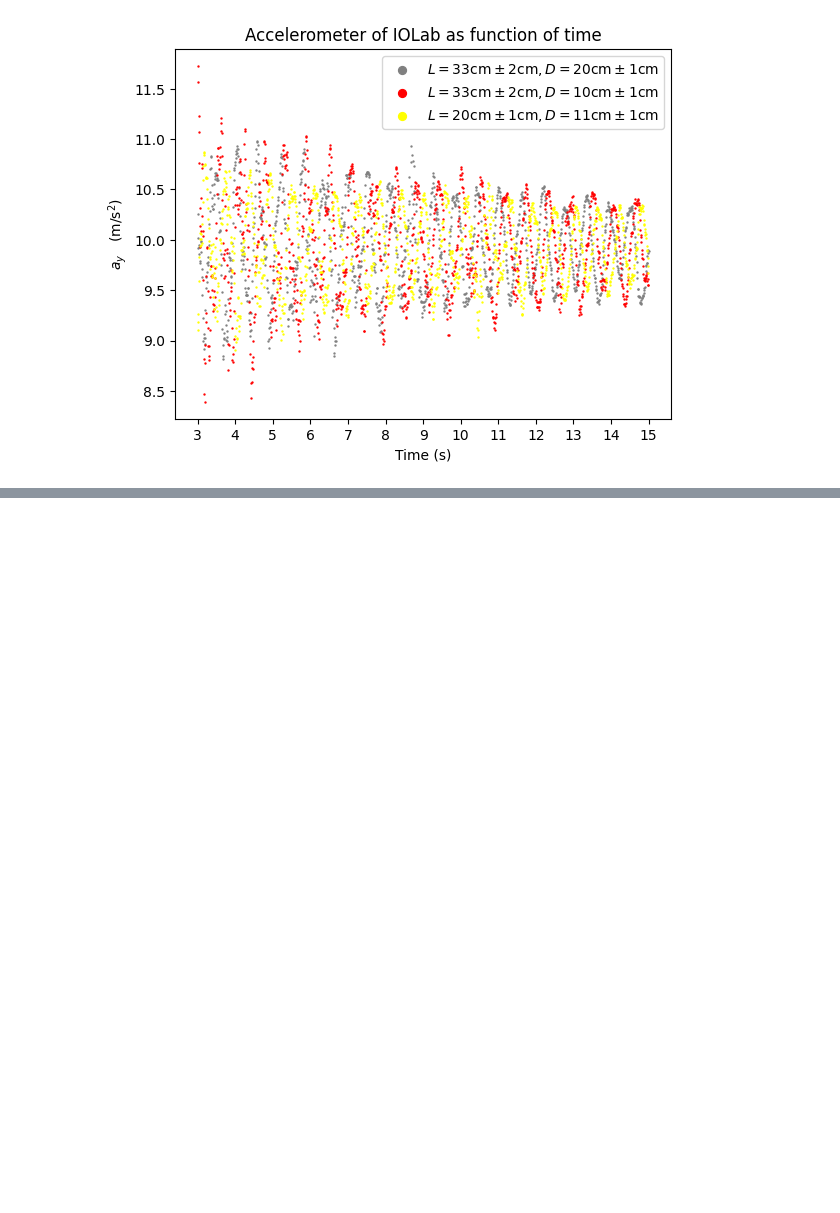
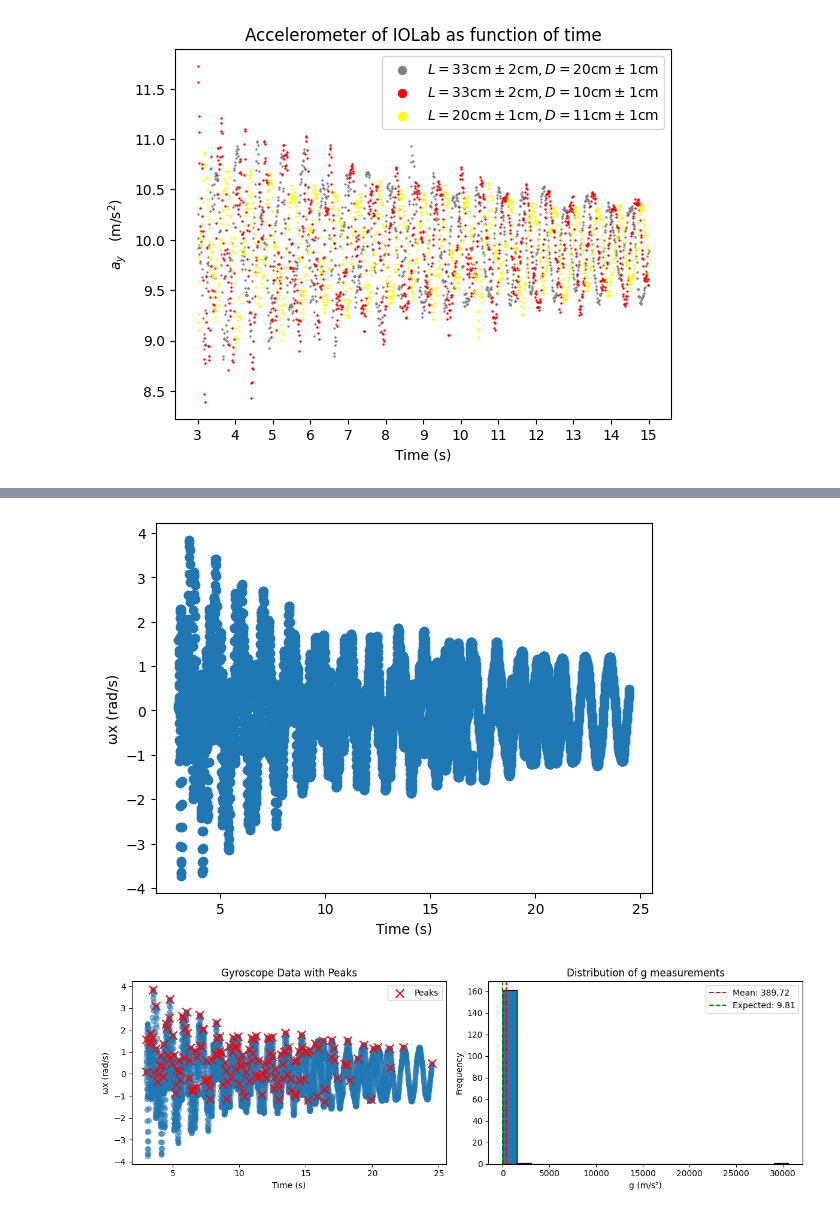
Before and after one commit to HollowNumber/DTU, a Jupyter notebook: notes/10060/jupyter/Eksperiment 1.ipynb, the cells around one changed output, grey strips where cells are left out. Saved outputs shown, nothing was run; the diff lists cells and outputs as text; code cells hidden in the pictures; blank space fills up the shorter version.

```diff
--- a/notes/10060/jupyter/Eksperiment 1.ipynb
+++ b/notes/10060/jupyter/Eksperiment 1.ipynb
@@ -56,3 +57,81 @@ plt.ylabel("$a_{y} \\quad (\\text{m/s}^{2} )$")
 # %% [output]
 Text(0, 0.5, '$a_{y} \\quad (\\text{m/s}^{2} )$')
 [figure]
+# %%
+gyro = pl.read_csv("eksperiment1/L33cmD20cm/sensor Gyroscope remote 1 Run1.csv", has_header=True, separator=';').slice(0, -1)
+gyro2 = pl.read_csv("eksperiment1/L33cmD20cm/sensor Gyroscope remote 1 Run2.csv", has_header=True, separator=';').slice(0, -1)
+gyro3 = pl.read_csv("eksperiment1/L33cmD20cm/sensor Gyroscope remote 1 Run3.csv", has_header=True, separator=';').slice(0, -1)
+
+gyro = gyro.extend(gyro2).extend(gyro3).filter(pl.col("Time (s)") > 3)
+
+plt.scatter(
+    x=gyro['Time (s)'],
+    y=gyro['ωx (rad/s)'],
+)
+plt.xlabel('Time (s)')
+plt.ylabel('ωx (rad/s)')
+peaks = gyro.to_series(1).peak_max()
+
+filtered = gyro.filter(peaks)
+
+
+
+import polars as pl
+import matplotlib.pyplot as plt
+import numpy as np
+
+# Your existing code...
+gyro = pl.read_csv("eksperiment1/L33cmD20cm/sensor Gyroscope remote 1 Run1.csv", has_header=True, separator=';').slice(0, -1)
+gyro2 = pl.read_csv("eksperiment1/L33cmD20cm/sensor Gyroscope remote 1 Run2.csv", has_header=True, separator=';').slice(0, -1)
+gyro3 = pl.read_csv("eksperiment1/L33cmD20cm/sensor Gyroscope remote 1 Run3.csv", has_header=True, separator=';').slice(0, -1)
+gyro = gyro.extend(gyro2).extend(gyro3).filter(pl.col("Time (s)") > 3)
+
+# Find peaks
+peaks = gyro.to_series(1).peak_max()
+filtered = gyro.filter(peaks)
+
+# Calculate periods between peaks
+periods = filtered["Time (s)"].diff().drop_nulls()
+
+# Pendulum length (from your folder name: L33cm)
+L = 0.33  # meters
+
+# Calculate gravity for each period
+g_values = (4 * np.pi**2 * L) / (periods**2)
+
+print("Individual g measurements:")
+print(g_values)
+
+# Calculate mean and standard deviation
+g_mean = g_values.mean()
+g_std = g_values.std()
+
+print(f"\nCalculated gravity:")
+print(f"g = {g_mean:.3f} ± {g_std:.3f} m/s²")
+print(f"Expected: 9.81 m/s²")
+print(f"Error: {abs(g_mean - 9.81):.3f} m/s² ({abs(g_mean - 9.81)/9.81*100:.2f}%)")
+
+# Plot the results
+plt.figure(figsize=(12, 4))
+
+plt.subplot(1, 2, 1)
+plt.scatter(x=gyro['Time (s)'], y=gyro['ωx (rad/s)'], alpha=0.5)
+plt.scatter(x=filtered['Time (s)'], y=filtered['ωx (rad/s)'],
+            color='red', marker='x', s=100, label='Peaks')
+plt.xlabel('Time (s)')
+plt.ylabel('ωx (rad/s)')
+plt.legend()
+plt.title('Gyroscope Data with Peaks')
+
+plt.subplot(1, 2, 2)
+plt.hist(g_values, bins=20, edgecolor='black')
+plt.axvline(g_mean, color='red', linestyle='--', label=f'Mean: {g_mean:.2f}')
+plt.axvline(9.81, color='green', linestyle='--', label='Expected: 9.81')
+plt.xlabel('g (m/s²)')
+plt.ylabel('Frequency')
+plt.legend()
+plt.title('Distribution of g measurements')
+
+plt.tight_layout()
+plt.show()
+# %% [output]
@@ -58,0 +155,2 @@ Text(0, 0.5, '$a_{y} \\quad (\\text{m/s}^{2} )$')
+[figure, added]
+[figure, added]
```
Also changed, not shown: parts of 2 cells of this notebook, 13 other files.
